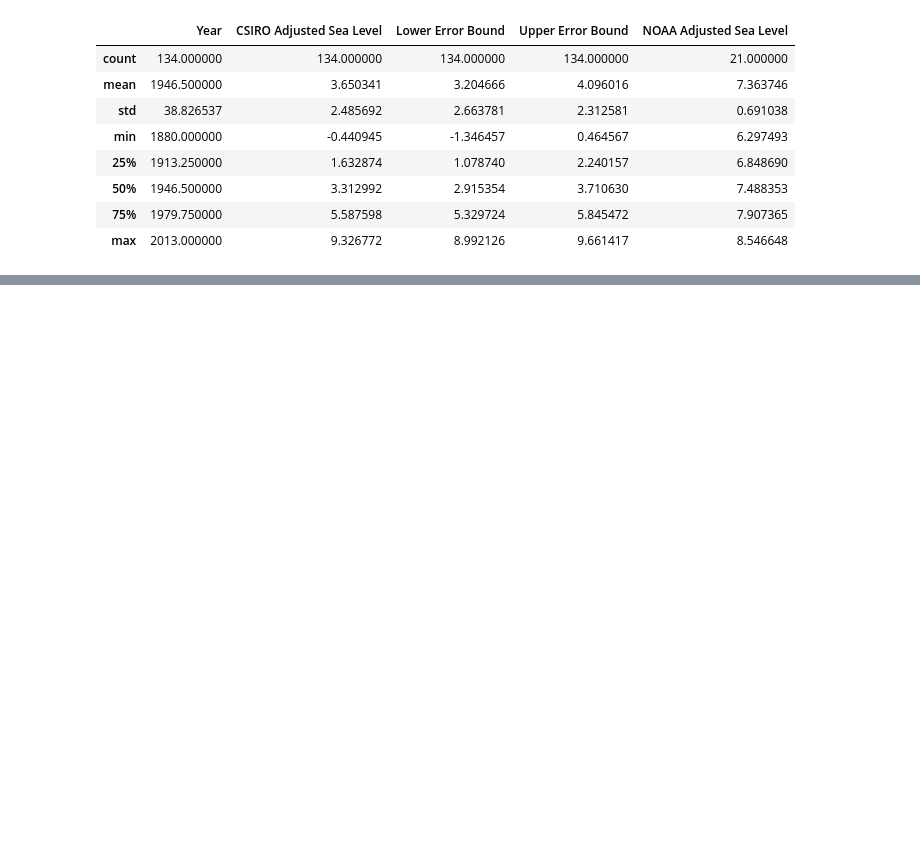
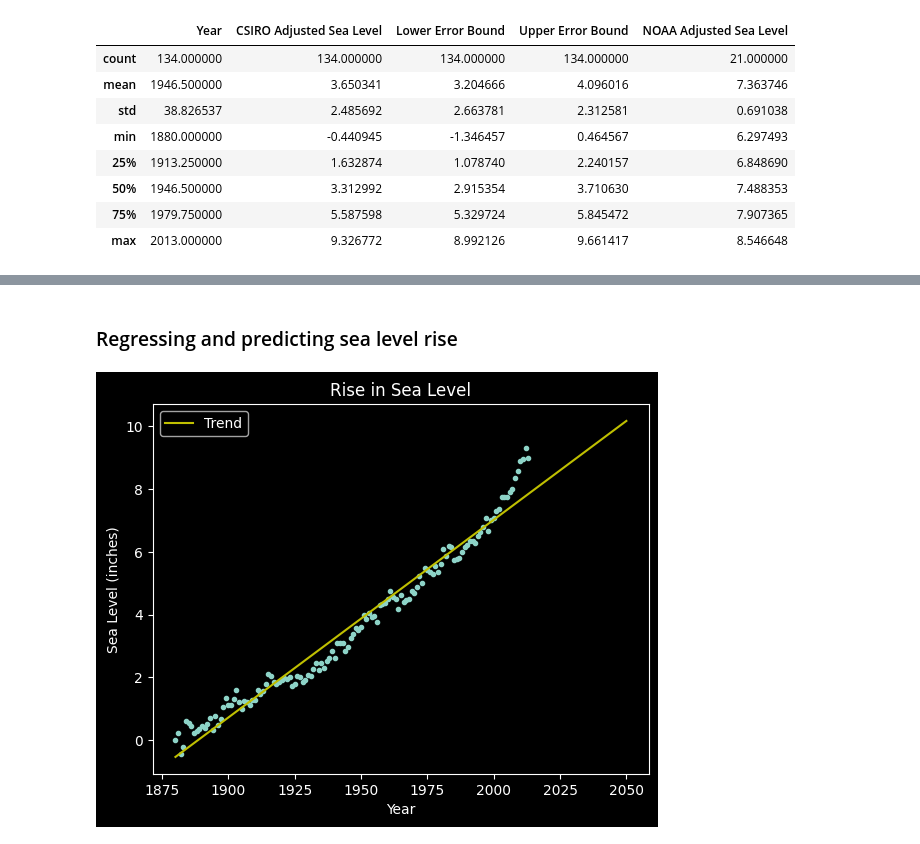
Before and after one commit to dewstend/freecodecamp-work, a Jupyter notebook: data-analysis-with-python/sea-level-predictor/notebook.ipynb, the cells around one changed output, grey strips where cells are left out. Saved outputs shown, nothing was run; the diff lists cells and outputs as text; code cells hidden in the pictures; blank space fills up the shorter version.

```diff
--- a/data-analysis-with-python/sea-level-predictor/notebook.ipynb
+++ b/data-analysis-with-python/sea-level-predictor/notebook.ipynb
@@ -50,0 +67,12 @@ df.describe()
+# %% [markdown]
+### Regressing and predicting sea level rise
+# %%
+m, b, *_ = linregress(df['Year'], df['CSIRO Adjusted Sea Level'])
+
+extended_years = np.arange(df['Year'].min(), 2051, 1)
+
+ax.plot(extended_years, m * extended_years + b, '-y', label='Trend')
+ax.legend()
+fig
+# %% [output]
+[figure, added]
```
Also changed, not shown: parts of 6 cells of this notebook, 4 other files.
